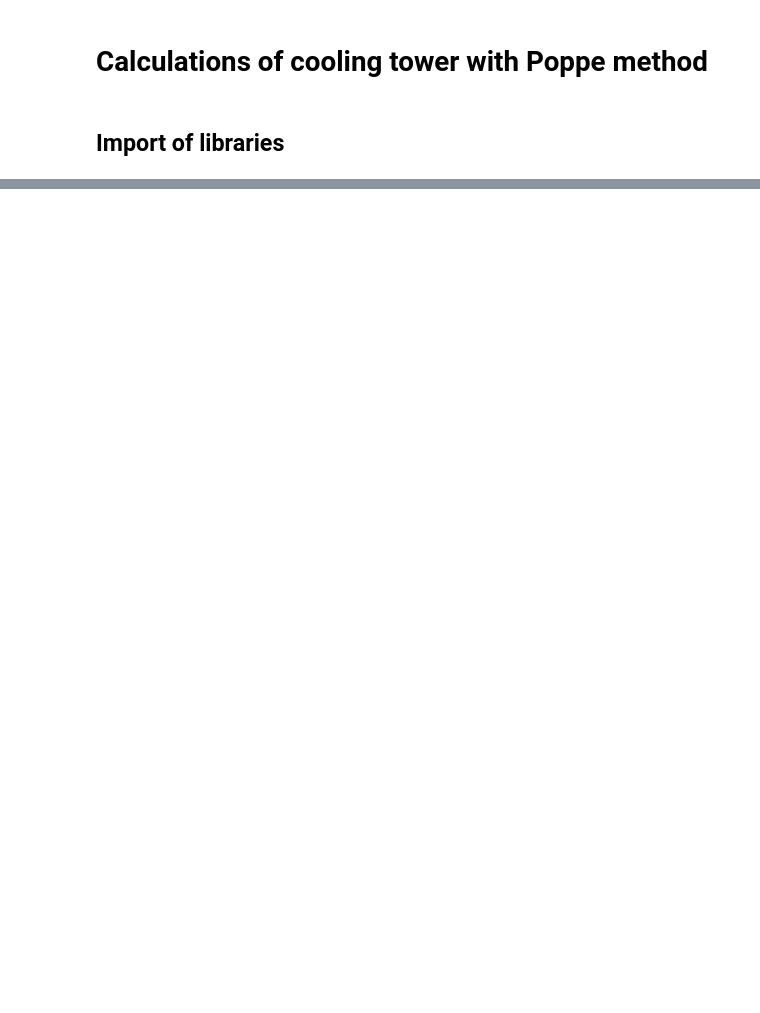
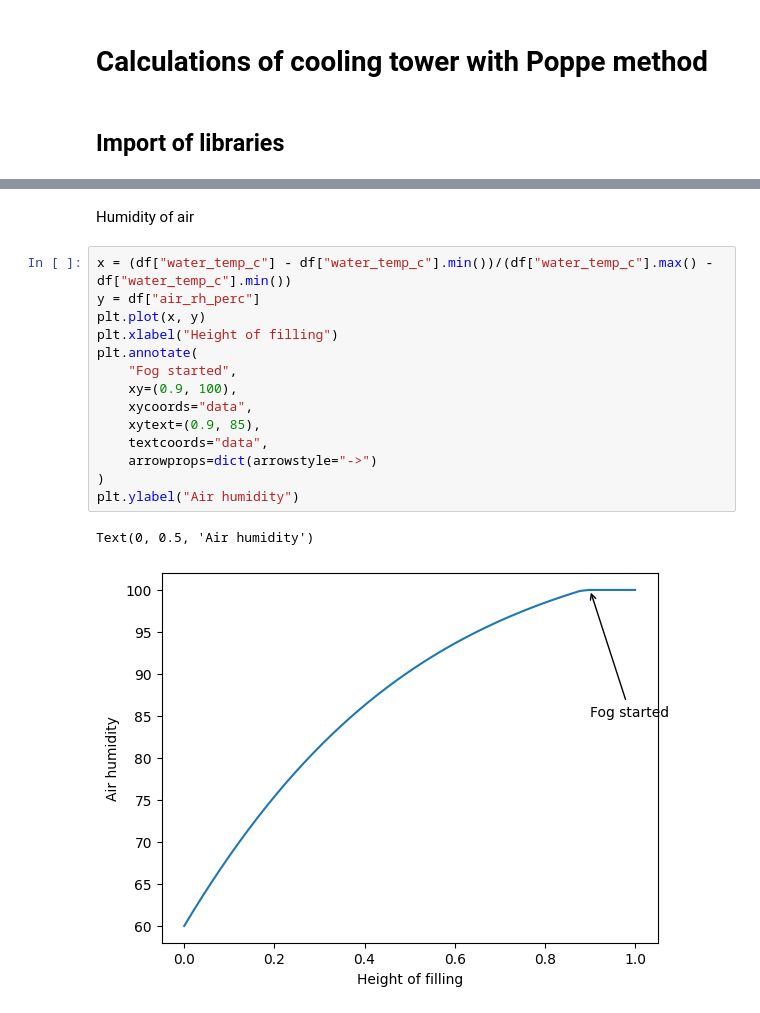
Before and after one commit to fscontrol/water_calc, a Jupyter notebook: poppe.ipynb, the cells around one changed output, grey strips where cells are left out. Drawn from its saved outputs; the diff is of its cells as text; blank space fills up the shorter version.

```diff
--- a/poppe.ipynb
+++ b/poppe.ipynb
@@ -34,0 +65,19 @@ Poppe results:
+# %% [markdown]
+Humidity of air
+# %%
+x = (df["water_temp_c"] - df["water_temp_c"].min())/(df["water_temp_c"].max() - df["water_temp_c"].min())
+y = df["air_rh_perc"]
+plt.plot(x, y)
+plt.xlabel("Height of filling")
+plt.annotate(
+    "Fog started",
+    xy=(0.9, 100),
+    xycoords="data",
+    xytext=(0.9, 85),
+    textcoords="data",
+    arrowprops=dict(arrowstyle="->")
+)
+plt.ylabel("Air humidity")
+# %% [output]
+Text(0, 0.5, 'Air humidity')
+[figure, added]
```
Also changed, not shown: parts of 25 cells of this notebook, 1 other file.
